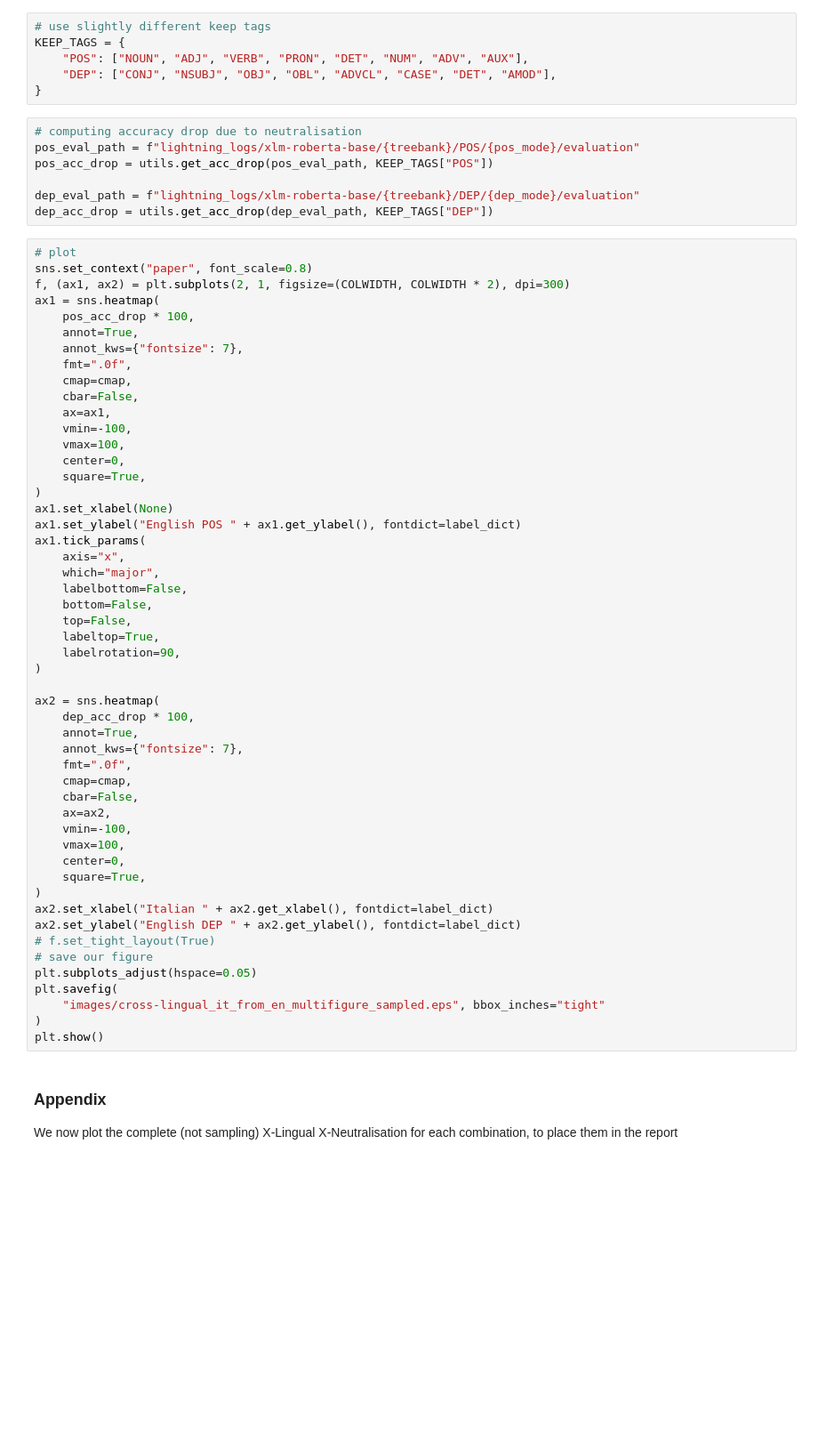
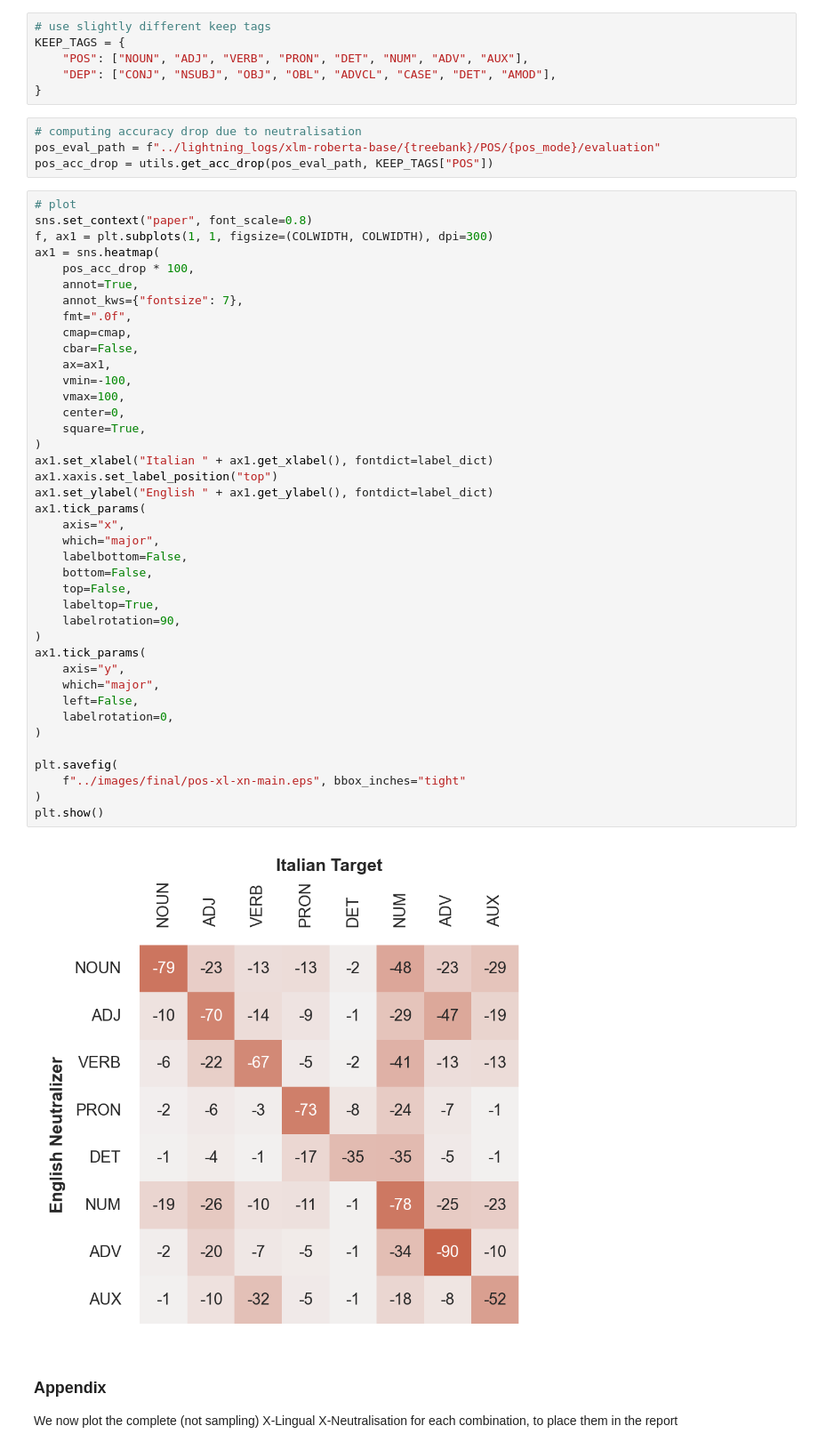
Before and after one commit to thesofakillers/infoshare, a Jupyter notebook: notebooks/report_figures.ipynb, the cells around one changed output. Shown at 89% size. Saved outputs shown, nothing was run; the diff lists cells and outputs as text; blank space fills up the shorter version.

```diff
--- a/notebooks/report_figures.ipynb
+++ b/notebooks/report_figures.ipynb
@@ -243,62 +303,50 @@ KEEP_TAGS = {
 }
 # %%
 # computing accuracy drop due to neutralisation
-pos_eval_path = f"lightning_logs/xlm-roberta-base/{treebank}/POS/{pos_mode}/evaluation"
+pos_eval_path = f"../lightning_logs/xlm-roberta-base/{treebank}/POS/{pos_mode}/evaluation"
 pos_acc_drop = utils.get_acc_drop(pos_eval_path, KEEP_TAGS["POS"])
-
-dep_eval_path = f"lightning_logs/xlm-roberta-base/{treebank}/DEP/{dep_mode}/evaluation"
-dep_acc_drop = utils.get_acc_drop(dep_eval_path, KEEP_TAGS["DEP"])
 # %%
 # plot
 sns.set_context("paper", font_scale=0.8)
-f, (ax1, ax2) = plt.subplots(2, 1, figsize=(COLWIDTH, COLWIDTH * 2), dpi=300)
+f, ax1 = plt.subplots(1, 1, figsize=(COLWIDTH, COLWIDTH), dpi=300)
 ax1 = sns.heatmap(
     pos_acc_drop * 100,
     annot=True,
     annot_kws={"fontsize": 7},
     fmt=".0f",
     cmap=cmap,
     cbar=False,
     ax=ax1,
     vmin=-100,
     vmax=100,
     center=0,
     square=True,
 )
-ax1.set_xlabel(None)
-ax1.set_ylabel("English POS " + ax1.get_ylabel(), fontdict=label_dict)
+ax1.set_xlabel("Italian " + ax1.get_xlabel(), fontdict=label_dict)
+ax1.xaxis.set_label_position("top")
+ax1.set_ylabel("English " + ax1.get_ylabel(), fontdict=label_dict)
 ax1.tick_params(
     axis="x",
     which="major",
     labelbottom=False,
     bottom=False,
     top=False,
     labeltop=True,
     labelrotation=90,
 )
+ax1.tick_params(
+    axis="y",
+    which="major",
+    left=False,
+    labelrotation=0,
+)
 
-ax2 = sns.heatmap(
-    dep_acc_drop * 100,
-    annot=True,
-    annot_kws={"fontsize": 7},
-    fmt=".0f",
-    cmap=cmap,
-    cbar=False,
-    ax=ax2,
-    vmin=-100,
-    vmax=100,
-    center=0,
-    square=True,
-)
-ax2.set_xlabel("Italian " + ax2.get_xlabel(), fontdict=label_dict)
-ax2.set_ylabel("English DEP " + ax2.get_ylabel(), fontdict=label_dict)
-# f.set_tight_layout(True)
-# save our figure
-plt.subplots_adjust(hspace=0.05)
 plt.savefig(
-    "images/cross-lingual_it_from_en_multifigure_sampled.eps", bbox_inches="tight"
+    f"../images/final/pos-xl-xn-main.eps", bbox_inches="tight"
 )
 plt.show()
+# %% [output]
+[figure, added]
 # %% [markdown]
 ### Appendix
 
```
Also changed, not shown: parts of 30 cells of this notebook.
